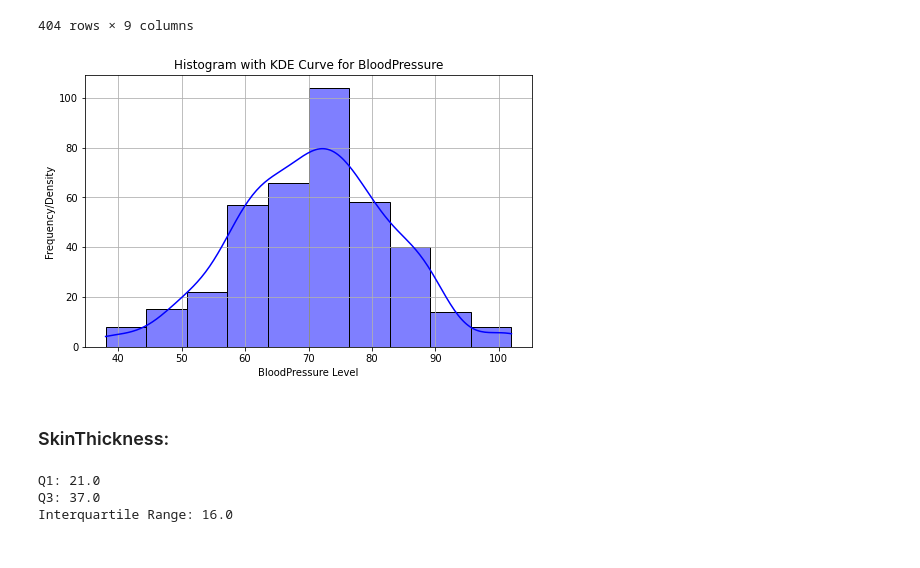
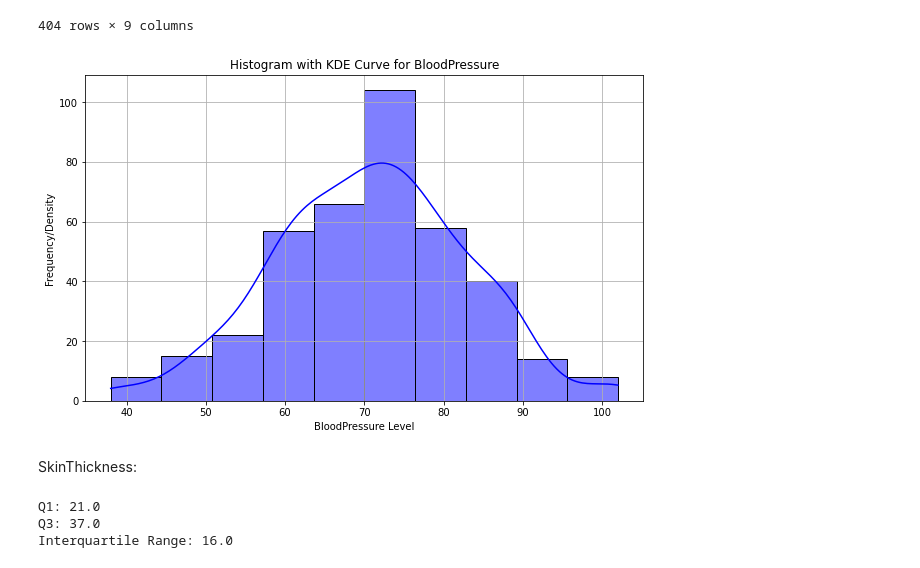
Before and after one commit to seankendall/UCD_Data_Mining, a Jupyter notebook: Practical 1/Practical1B.ipynb, the cells around one changed output. Saved outputs shown, nothing was run; the diff lists cells and outputs as text; code cells hidden in the pictures.

```diff
--- a/Practical 1/Practical1B.ipynb
+++ b/Practical 1/Practical1B.ipynb
@@ -299,20 +306,19 @@ df
 | 786 | 7 | 129 | 68.0 | 49 | 4.836282 | 38.5 | 0.439 | 43 | ... |
 404 rows × 9 columns
 # %%
-plt.figure(figsize=(8, 5))  # Set the figure size
+# histogram of BloodPressure
+plt.figure(figsize=(10, 6))
+sns.histplot(df['BloodPressure'], bins=10, color="blue", kde=True)
 
-# Plot the histogram with KDE curve
-sns.histplot(df['BloodPressure'], bins=10, color='blue', kde=True)
-
-# Add labels and a title
-plt.xlabel('BloodPressure Level')
-plt.ylabel('Frequency/Density')
-plt.title('Histogram with KDE Curve for BloodPressure')
+# labels
+plt.xlabel("BloodPressure Level")
+plt.ylabel("Frequency/Density")
+plt.title("Histogram with KDE Curve for BloodPressure")
 
 plt.grid(True)
 plt.show()
 # %% [output]
-[figure, old version]
+[figure, new version]
-# %% [markdown]
-### SkinThickness:
+# %% [markdown]
+SkinThickness:
 # %%
```
Also changed, not shown: parts of 33 cells of this notebook.
